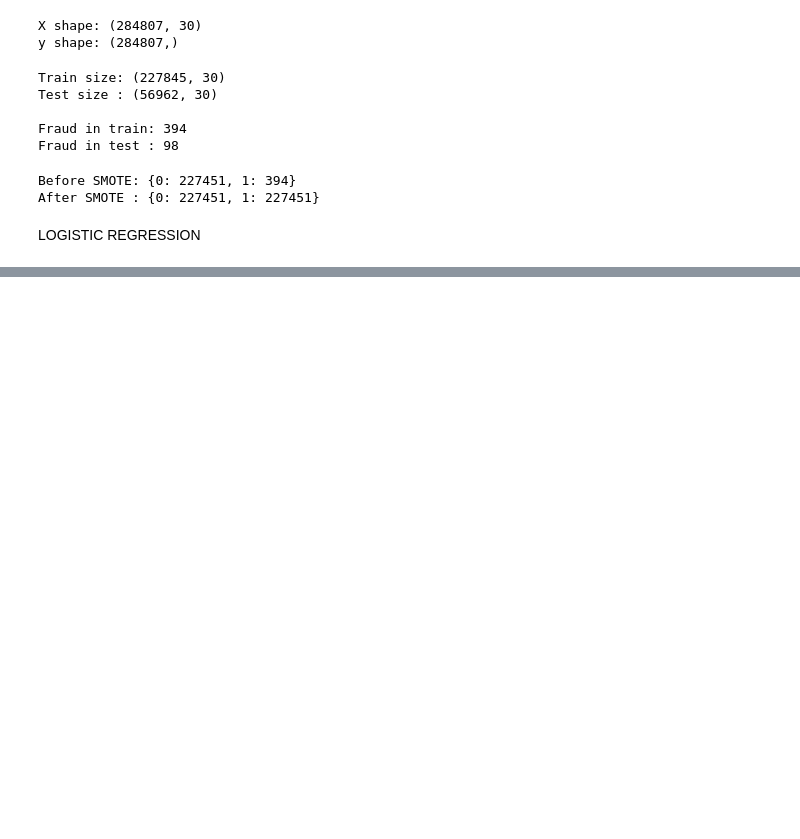
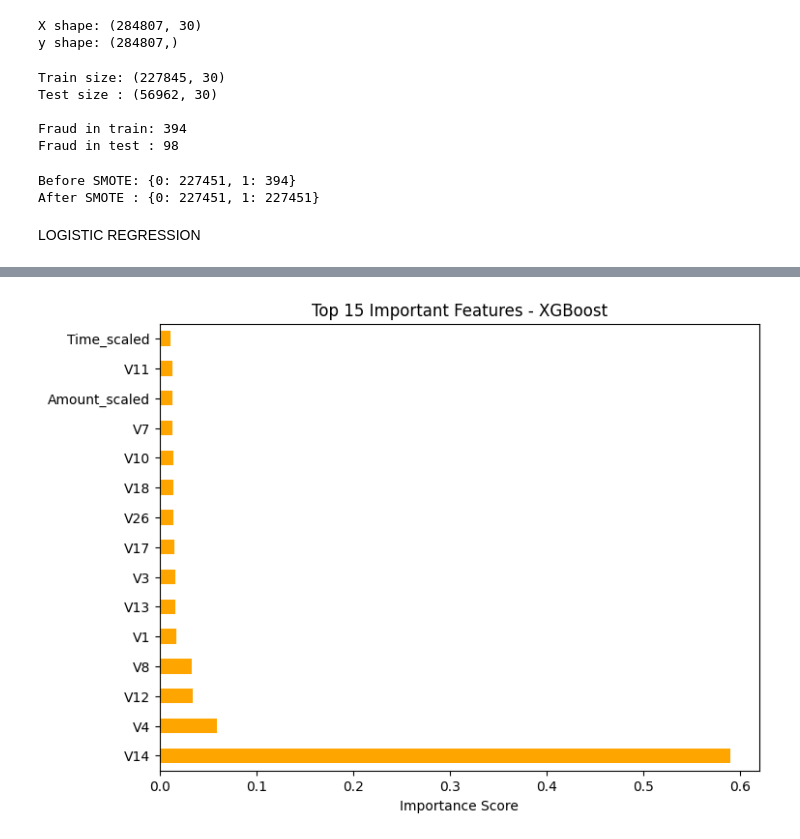
Before and after one commit to Priyanshi0004/credit-card-fraud-detection, a Jupyter notebook: notebooks/fraud_detection.ipynb, the cells around one changed output, grey strips where cells are left out. Saved outputs shown, nothing was run; the diff lists cells and outputs as text; code cells hidden in the pictures; blank space fills up the shorter version.

```diff
--- a/notebooks/fraud_detection.ipynb
+++ b/notebooks/fraud_detection.ipynb
@@ -222,0 +284,8 @@ NameError: name 'y_pred_proba' is not defined
+# %%
+feat_imp = pd.Series(xgb.feature_importances_, index=X.columns)
+feat_imp.nlargest(15).plot(kind='barh', figsize=(8,6), color='orange')
+plt.title('Top 15 Important Features - XGBoost')
+plt.xlabel('Importance Score')
+plt.show()
+# %% [output]
+[figure, added]
```
Also changed, not shown: parts of 7 cells of this notebook, 2 other files.
